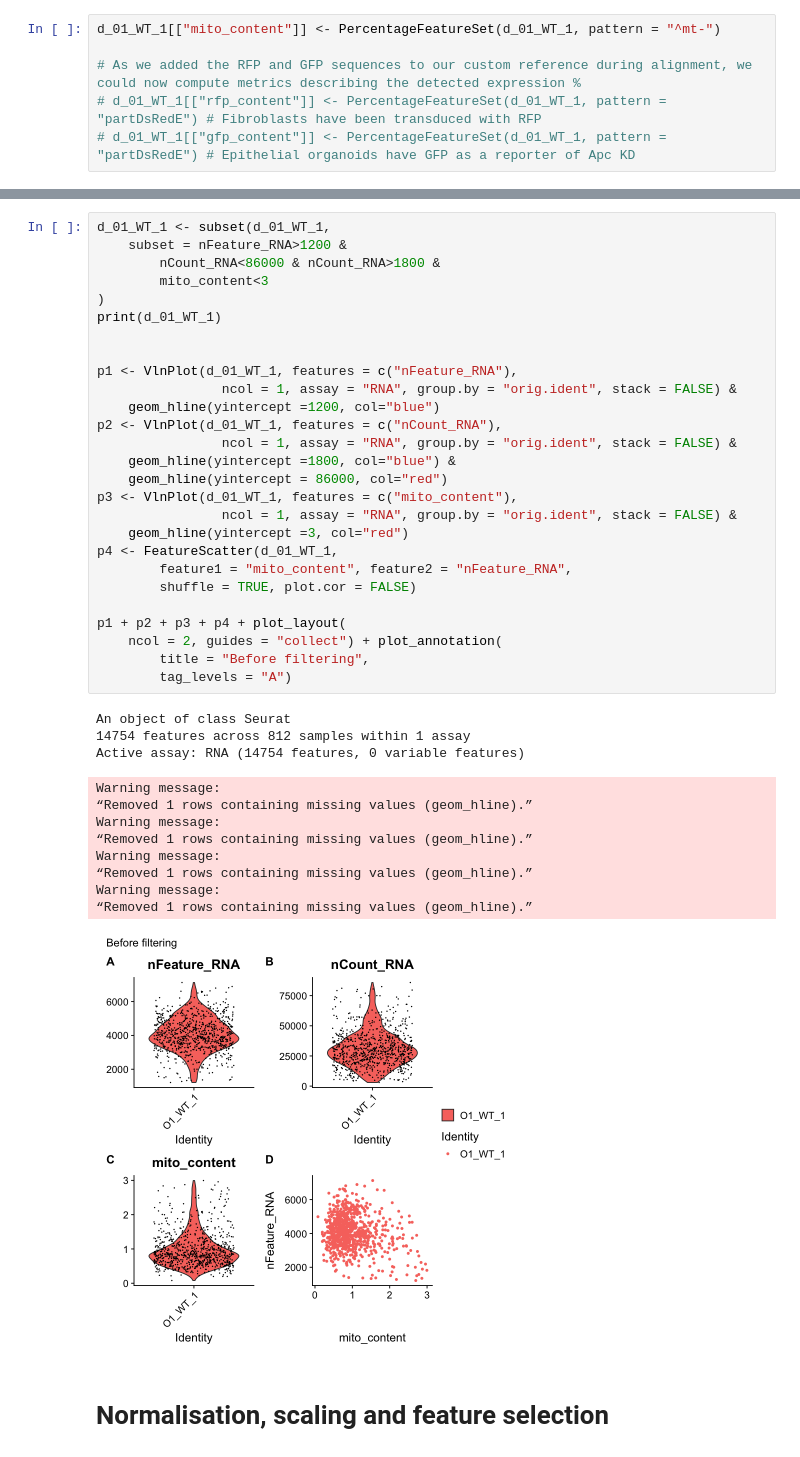
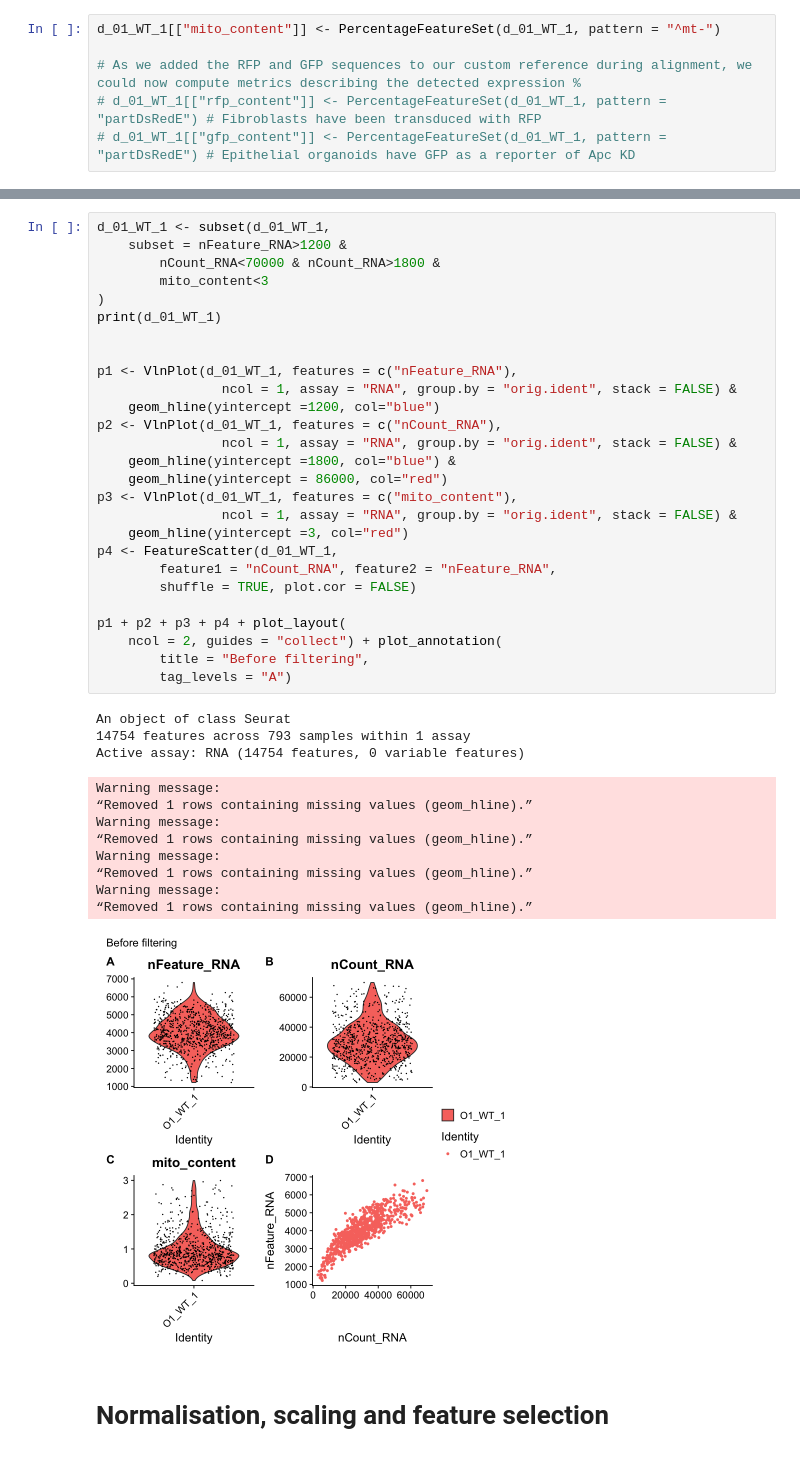
Before and after one commit to TAPE-Lab/Qin-CardosoRodriguez-et-al, a Jupyter notebook: scRNAseq_PreprocessExploration.ipynb, the cells around one changed output, grey strips where cells are left out. Drawn from its saved outputs; the diff is of its cells as text.

```diff
--- a/scRNAseq_PreprocessExploration.ipynb
+++ b/scRNAseq_PreprocessExploration.ipynb
@@ -73,43 +73,43 @@ p1 + p2 + p3 + p4 + plot_layout(
 # %%
 d_01_WT_1 <- subset(d_01_WT_1,
     subset = nFeature_RNA>1200 &
-        nCount_RNA<86000 & nCount_RNA>1800 &
+        nCount_RNA<70000 & nCount_RNA>1800 &
         mito_content<3
 )
 print(d_01_WT_1)
 
 
 p1 <- VlnPlot(d_01_WT_1, features = c("nFeature_RNA"),
                 ncol = 1, assay = "RNA", group.by = "orig.ident", stack = FALSE) &
     geom_hline(yintercept =1200, col="blue")
 p2 <- VlnPlot(d_01_WT_1, features = c("nCount_RNA"),
                 ncol = 1, assay = "RNA", group.by = "orig.ident", stack = FALSE) &
     geom_hline(yintercept =1800, col="blue") &
     geom_hline(yintercept = 86000, col="red")
 p3 <- VlnPlot(d_01_WT_1, features = c("mito_content"),
                 ncol = 1, assay = "RNA", group.by = "orig.ident", stack = FALSE) &
     geom_hline(yintercept =3, col="red")
 p4 <- FeatureScatter(d_01_WT_1,
-        feature1 = "mito_content", feature2 = "nFeature_RNA",
+        feature1 = "nCount_RNA", feature2 = "nFeature_RNA",
         shuffle = TRUE, plot.cor = FALSE)
 
 p1 + p2 + p3 + p4 + plot_layout(
     ncol = 2, guides = "collect") + plot_annotation(
         title = "Before filtering",
         tag_levels = "A")
 # %% [output]
 An object of class Seurat
-14754 features across 812 samples within 1 assay
+14754 features across 793 samples within 1 assay
 Active assay: RNA (14754 features, 0 variable features)
 Warning message:
 “Removed 1 rows containing missing values (geom_hline).”
 Warning message:
 “Removed 1 rows containing missing values (geom_hline).”
 Warning message:
 “Removed 1 rows containing missing values (geom_hline).”
 Warning message:
 “Removed 1 rows containing missing values (geom_hline).”
-[figure, old version]
+[figure, new version]
 # %% [markdown]
 # Normalisation, scaling and feature selection
 # %% [markdown]
```
Also changed, not shown: parts of 12 cells of this notebook, 10 other files.
